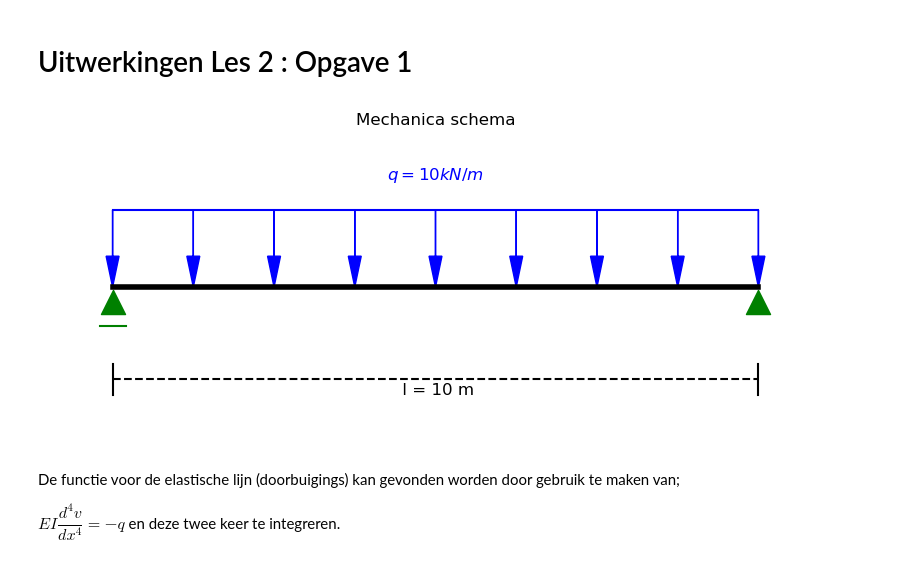
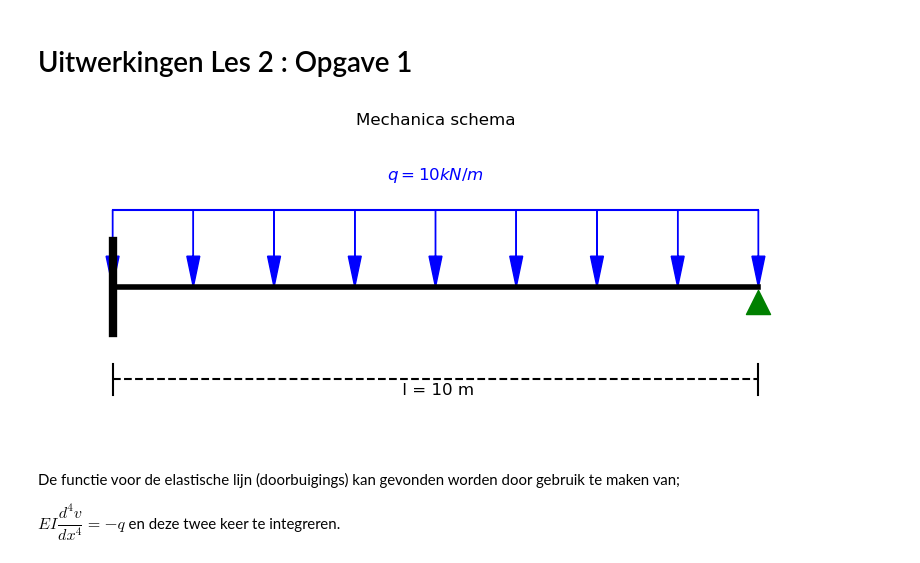
Before and after one commit to HHS-boeken/Mechanica, a Jupyter notebook: book/H3/Opgave_les3_1.ipynb, the cells around one changed output. Cells and saved outputs as stored; diff of their text form; code cells hidden in the pictures.

```diff
--- a/book/H3/Opgave_les3_1.ipynb
+++ b/book/H3/Opgave_les3_1.ipynb
@@ -22,9 +22,12 @@ fig, ax = plt.subplots(figsize=(10, 4))
 ax.plot([0, balk_lengte], [0, 0], 'k', lw=4, label="Balk")
 
 # Tekenen van de ondersteuningen als gevulde groene driehoeken
-ax.scatter(ondersteuning_links, -0.1, marker='^', s=300, color='green', label="Rolscharnier")
-ax.plot([-0.2, 0.2], [-0.25, -0.25], color='green')  # Meetlijn
+#ax.scatter(ondersteuning_links, -0.1, marker='^', s=300, color='green', label="Rolscharnier")
+#ax.plot([-0.2, 0.2], [-0.25, -0.25], color='green')  # Meetlijn
 ax.scatter(ondersteuning_rechts, -0.1, marker='^', s=300, color='green', label="Scharnier")
+
+# Inklemmen links (weergegeven met een dikke zwarte verticale lijn)
+ax.plot([ondersteuning_links, ondersteuning_links], [-0.3, 0.3], 'k', lw=6)
 
 # Tekenen van de verdeelde belasting met blauwe pijlen en label
 x_vals = np.linspace(0, balk_lengte, 9)
@@ -63,34 +66,34 @@ ax.set_title("Mechanica schema")
 koppel_locatie = 6  # Positie van het koppel in meters
 koppel_radius = 0.6  # Straal van de boog
 
 
 # Bereken de positie van de pijlpunt op de boog
 hoek_pijl = 90  # Pijlpunt bij 270 graden (onderkant boog)
 pijl_x = 6.15 #koppel_locatie + (koppel_radius / 2) * np.cos(np.radians(hoek_pijl))
 pijl_y = -0.25 #0.3 + (koppel_radius / 2) * np.sin(np.radians(hoek_pijl))
 
 # Pijlpunt toevoegen aan de boog
 #ax.add_patch(arc)
 #ax.arrow(pijl_x, pijl_y, -0.02, -0.01, head_width=0.1, head_length=0.1, fc='blue', ec='blue')
 
 # Label voor het koppel
 #ax.text(koppel_locatie, -.45, r"$M = 160\ kNm$", fontsize=12, color='blue', ha='center')
 
 # Legenda
 #ax.legend()
 
 # Assen uitschakelen
 ax.axis('off')
 #ax.grid()
 
 # Creëer de boog voor het koppel
 #arc = patches.Arc((koppel_locatie,-0), koppel_radius, koppel_radius, angle=270, theta1=20, theta2=180, color='blue', lw=2)
 #ax.add_patch(arc)
 
 # Plot weergeven
 plt.show()
 # %% [output]
-[figure, old version]
+[figure, new version]
 # %% [markdown]
 De functie voor de elastische lijn (doorbuigings) kan gevonden worden door gebruik te maken van;
 
```
Also changed, not shown: parts of 7 cells of this notebook.
